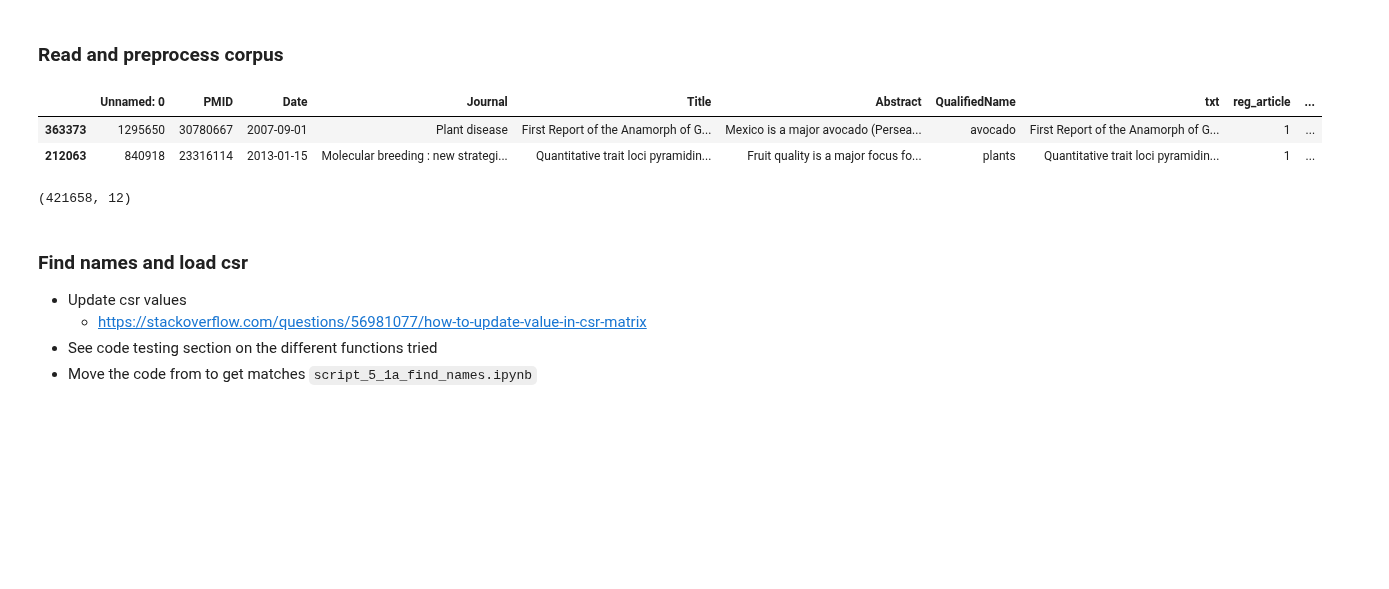
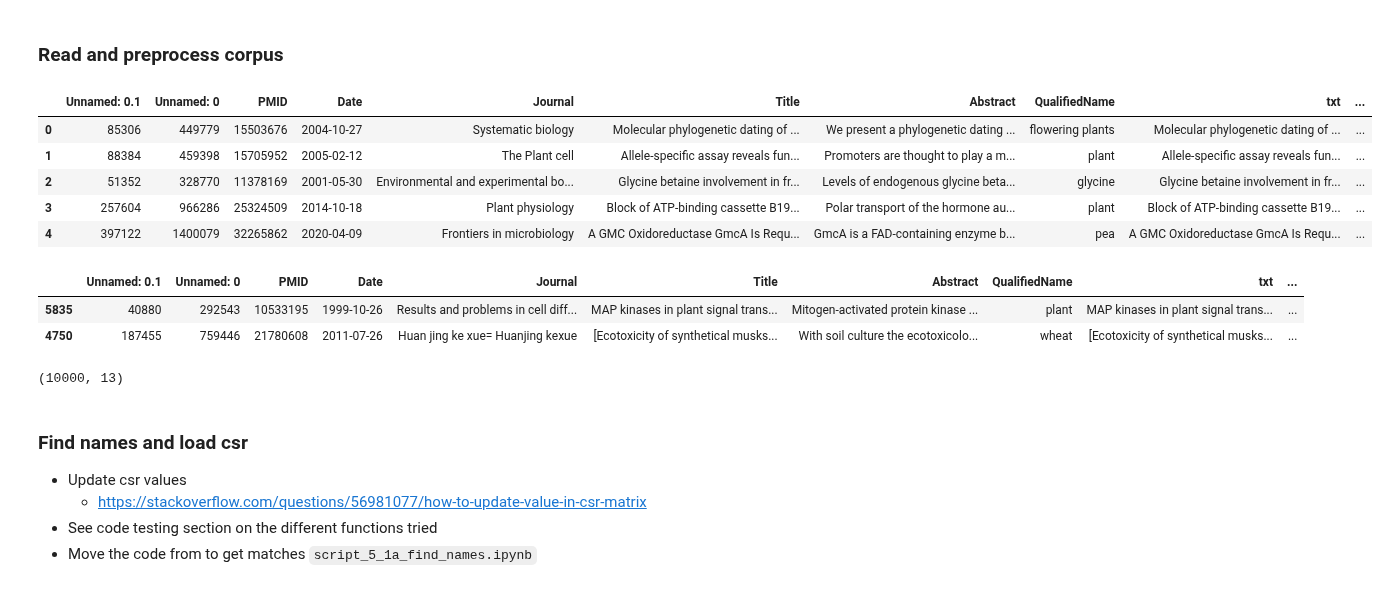
Before and after one commit to ShiuLab/plant_sci_hist, a Jupyter notebook: 5_species_over_time/script_5_4_species_over_time_general.ipynb, the cells around one changed output. Cells and saved outputs as stored; diff of their text form; code cells hidden in the pictures; blank space fills up the shorter version.

Commit message:
Species overtime .py converted

```diff
--- a/5_species_over_time/script_5_4_species_over_time_general.ipynb
+++ b/5_species_over_time/script_5_4_species_over_time_general.ipynb
@@ -48,25 +49,18 @@ seed = 20220609
 
 # Setting working directory
 proj_dir   = Path.home() / "projects/plant_sci_hist"
-work_dir   = proj_dir / "5_species_over_time/5_1_sp_time"
+work_dir   = proj_dir / "_converted"
 work_dir.mkdir(parents=True, exist_ok=True)
 
 # species information
 # NEED TO SPECIFY
 # NEED TO SPECIFY
-dir1           = proj_dir / "1_obtaining_corpus"
-usda_plant_db  = dir1 / "usda/USDA_Plants_Database.txt"
-
-names_dmp_path = work_dir / "taxonomy/names.dmp"
-nodes_dmp_path = work_dir / "taxonomy/nodes.dmp"
-
-# plant science corpus with date and other info
-dir2        = proj_dir / "2_text_classify/2_5_predict_pubmed"
-corpus_file = dir2 / "corpus_plant_421658.tsv.gz"
-
-# timestamp bins
-dir44            = proj_dir / "4_topic_model/4_4_over_time"
-ts_for_bins_file = dir44 / "table4_4_bin_timestamp_date.tsv"
+aux_dir          = work_dir / "data"
+usda_plant_db    = aux_dir / "USDA_Plants_Database.txt"
+names_dmp_path   = aux_dir / "names.dmp"
+nodes_dmp_path   = aux_dir / "nodes.dmp"
+corpus_file      = aux_dir / "corpus_plant_10000_test.csv.gz"
+ts_for_bins_file = aux_dir / "table4_4_bin_timestamp_date.tsv"
 
 # So PDF is saved in a format properly
 mpl.rcParams['pdf.fonttype'] = 42
@@ -399,7 +394,16 @@ def utils_preprocess_text(text, lst_stopwords, flg_stemm=False, flg_lemm=True):
     text = " ".join(lst_text)
     return text
 # %%
-corpus = pd.read_csv(corpus_file, compression='gzip', sep='\t')
+corpus = pd.read_csv(corpus_file, compression='gzip')
+# %%
+corpus.head()
+# %% [output]
+|  | Unnamed: 0.1 | Unnamed: 0 | PMID | Date | Journal | Title | Abstract | QualifiedName | txt | ... |
+| 0 | 85306 | 449779 | 15503676 | 2004-10-27 | Systematic biology | Molecular phylogenetic dating of ... | We present a phylogenetic dating ... | flowering plants | Molecular phylogenetic dating of ... | ... |
+| 1 | 88384 | 459398 | 15705952 | 2005-02-12 | The Plant cell | Allele-specific assay reveals fun... | Promoters are thought to play a m... | plant | Allele-specific assay reveals fun... | ... |
+| 2 | 51352 | 328770 | 11378169 | 2001-05-30 | Environmental and experimental bo... | Glycine betaine involvement in fr... | Levels of endogenous glycine beta... | glycine | Glycine betaine involvement in fr... | ... |
+| 3 | 257604 | 966286 | 25324509 | 2014-10-18 | Plant physiology | Block of ATP-binding cassette B19... | Polar transport of the hormone au... | plant | Block of ATP-binding cassette B19... | ... |
+| 4 | 397122 | 1400079 | 32265862 | 2020-04-09 | Frontiers in microbiology | A GMC Oxidoreductase GmcA Is Requ... | GmcA is a FAD-containing enzyme b... | pea | A GMC Oxidoreductase GmcA Is Requ... | ... |
 # %%
 txt_clean_file = work_dir / "txt_clean.pickle"
 
@@ -418,10 +422,10 @@ else:
 corpus["txt_clean"] = txt_clean_values
 corpus.sample(2)
 # %% [output]
-|  | Unnamed: 0 | PMID | Date | Journal | Title | Abstract | QualifiedName | txt | reg_article | ... |
-| 363373 | 1295650 | 30780667 | 2007-09-01 | Plant disease | First Report of the Anamorph of G... | Mexico is a major avocado (Persea... | avocado | First Report of the Anamorph of G... | 1 | ... |
-| 212063 | 840918 | 23316114 | 2013-01-15 | Molecular breeding : new strategi... | Quantitative trait loci pyramidin... | Fruit quality is a major focus fo... | plants | Quantitative trait loci pyramidin... | 1 | ... |
+|  | Unnamed: 0.1 | Unnamed: 0 | PMID | Date | Journal | Title | Abstract | QualifiedName | txt | ... |
+| 5835 | 40880 | 292543 | 10533195 | 1999-10-26 | Results and problems in cell diff... | MAP kinases in plant signal trans... | Mitogen-activated protein kinase ... | plant | MAP kinases in plant signal trans... | ... |
+| 4750 | 187455 | 759446 | 21780608 | 2011-07-26 | Huan jing ke xue= Huanjing kexue | [Ecotoxicity of synthetical musks... | With soil culture the ecotoxicolo... | wheat | [Ecotoxicity of synthetical musks... | ... |
 # %%
 corpus.shape
 # %% [output]
-(421658, 12)
+(10000, 13)
```
Also changed, not shown: parts of 25 cells of this notebook, 4 other files.
